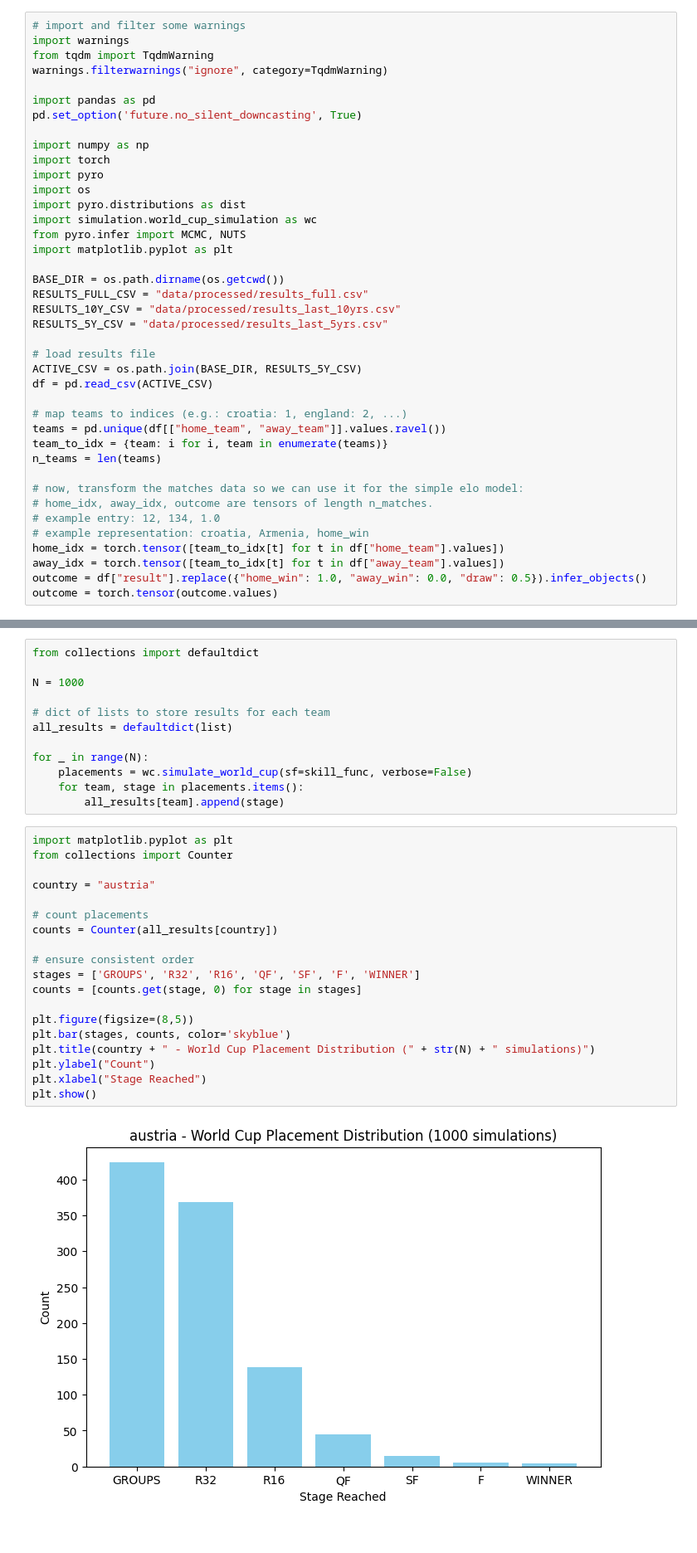
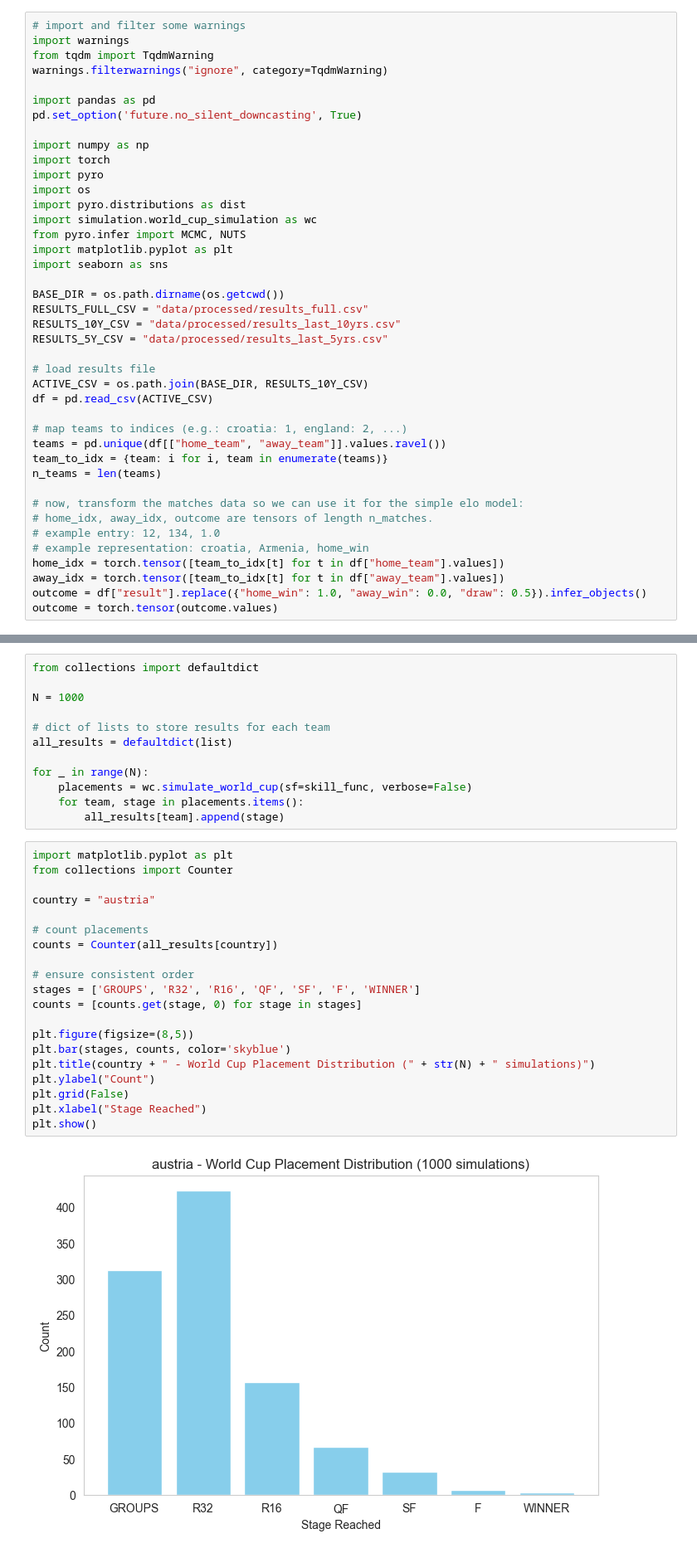
Before and after one commit to shmax13/ai-programming, a Jupyter notebook: src/simple_elo_model.ipynb, the cells around one changed output, grey strips where cells are left out. Shown at 83% size. Saved outputs shown, nothing was run; the diff lists cells and outputs as text.

Commit message:
changed active CSV to 10-year; added stage probability heatmap; added World Cup Ranked Winning Probability

```diff
--- a/src/simple_elo_model.ipynb
+++ b/src/simple_elo_model.ipynb
@@ -15,6 +15,7 @@ import pyro.distributions as dist
 import simulation.world_cup_simulation as wc
 from pyro.infer import MCMC, NUTS
 import matplotlib.pyplot as plt
+import seaborn as sns
 
 BASE_DIR = os.path.dirname(os.getcwd())
 RESULTS_FULL_CSV = "data/processed/results_full.csv"
@@ -22,7 +23,7 @@ RESULTS_10Y_CSV = "data/processed/results_last_10yrs.csv"
 RESULTS_5Y_CSV = "data/processed/results_last_5yrs.csv"
 
 # load results file
-ACTIVE_CSV = os.path.join(BASE_DIR, RESULTS_5Y_CSV)
+ACTIVE_CSV = os.path.join(BASE_DIR, RESULTS_10Y_CSV)
 df = pd.read_csv(ACTIVE_CSV)
 
 # map teams to indices (e.g.: croatia: 1, england: 2, ...)
@@ -165,21 +166,22 @@ for _ in range(N):
 # %%
 import matplotlib.pyplot as plt
 from collections import Counter
 
 country = "austria"
 
 # count placements
 counts = Counter(all_results[country])
 
 # ensure consistent order
 stages = ['GROUPS', 'R32', 'R16', 'QF', 'SF', 'F', 'WINNER']
 counts = [counts.get(stage, 0) for stage in stages]
 
 plt.figure(figsize=(8,5))
 plt.bar(stages, counts, color='skyblue')
 plt.title(country + " - World Cup Placement Distribution (" + str(N) + " simulations)")
 plt.ylabel("Count")
+plt.grid(False)
 plt.xlabel("Stage Reached")
 plt.show()
 # %% [output]
-[figure, old version]
+[figure, new version]
```
Also changed, not shown: parts of 5 cells of this notebook.
